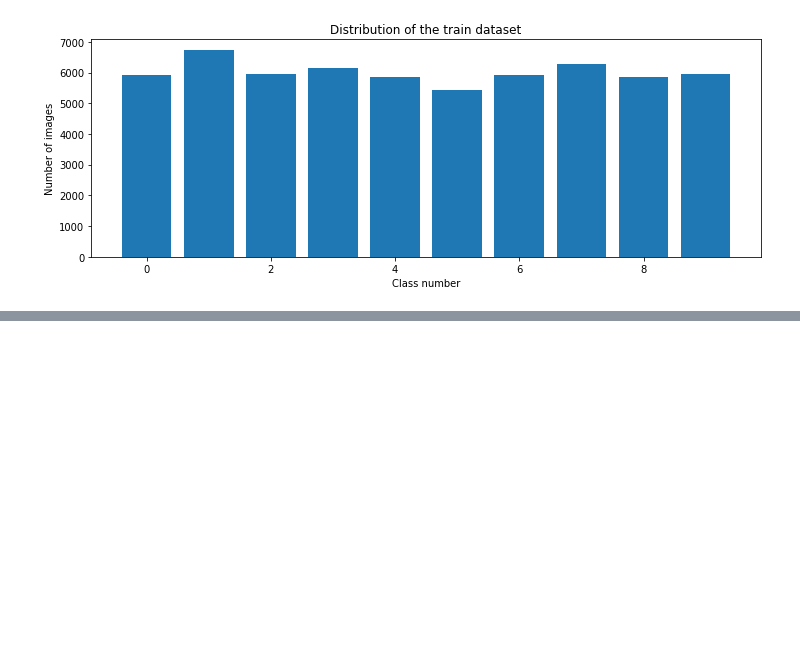
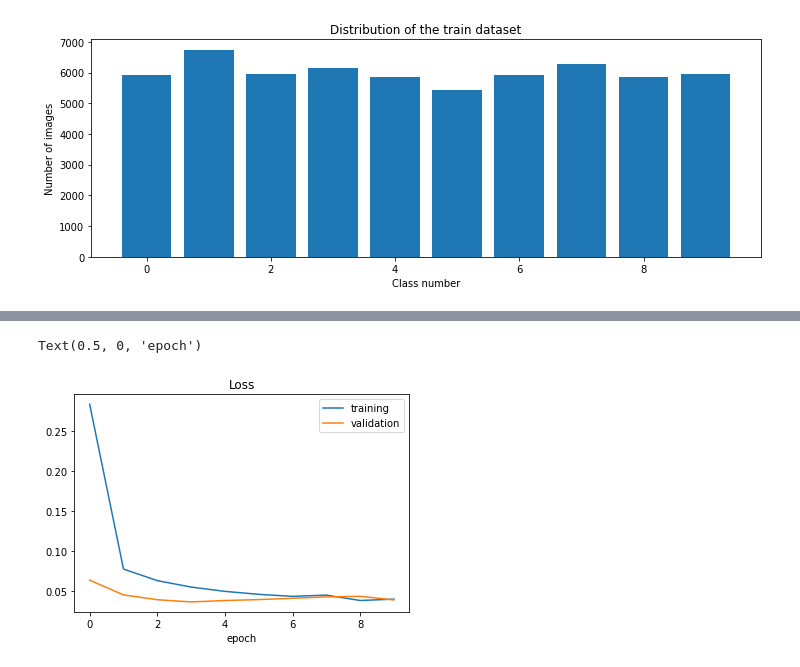
Before and after one commit to sunnyshahabuddin/Convolutional-Neural-Network, a Jupyter notebook: CNN.ipynb, the cells around one changed output, grey strips where cells are left out. Cells and saved outputs as stored; diff of their text form; code cells hidden in the pictures; blank space fills up the shorter version.

```diff
--- a/CNN.ipynb
+++ b/CNN.ipynb
@@ -81,15 +81,19 @@ def leNet_model():
   # create model
   model = Sequential()
   model.add(Conv2D(30, (5, 5), input_shape=(28, 28, 1), activation='relu')) #30 here is the number of filters 5by5 is the kernel matrix size
-  model.add(MaxPooling2D(pool_size=(2, 2)))
+  model.add(MaxPooling2D(pool_size=(2, 2))) #this is the pooling layer wher 2by2 is the pooling size
 
-  model.add(Conv2D(15, (3, 3), activation='relu'))
-  model.add(MaxPooling2D(pool_size=(2, 2)))
+  model.add(Conv2D(15, (3, 3), activation='relu')) #adding more convolutional layers
+  model.add(MaxPooling2D(pool_size=(2, 2))) #adding the other pooling layer
 
-  model.add(Flatten())
+  model.add(Flatten()) #now since data has to go to the fully connected layer the data need to be flattened or in other words cannot be in the form of two dimensional array
   model.add(Dense(500, activation='relu'))
-  model.add(Dropout(0.5))
-  model.add(Dense(num_classes, activation='softmax'))
+  model.add(Dropout(0.5)) #this basically turns off some of the nodes which is not required by the model and thus reduce overfitting , and forces each node to learn datasets independently
+  model.add(Dense(num_classes, activation='softmax')) #this is the output layer
   # Compile model
-  model.compile(Adam(lr = 0.01), loss='categorical_crossentropy', metrics=['accuracy'])
+  model.compile(Adam(learning_rate = 0.01), loss='categorical_crossentropy', metrics=['accuracy'])
   return model
+# %%
+model = leNet_model()
+# %%
+history=model.fit(X_train, y_train, epochs=10,  validation_split = 0.1, batch_size = 400, verbose = 1, shuffle = 1)
@@ -95,0 +121,9 @@ def leNet_model():
+# %%
+plt.plot(history.history['loss'])
+plt.plot(history.history['val_loss'])
+plt.legend(['training', 'validation'])
+plt.title('Loss')
+plt.xlabel('epoch')
+# %% [output]
+Text(0.5, 0, 'epoch')
+[figure, added]
```
Also changed, not shown: parts of 11 cells of this notebook.
